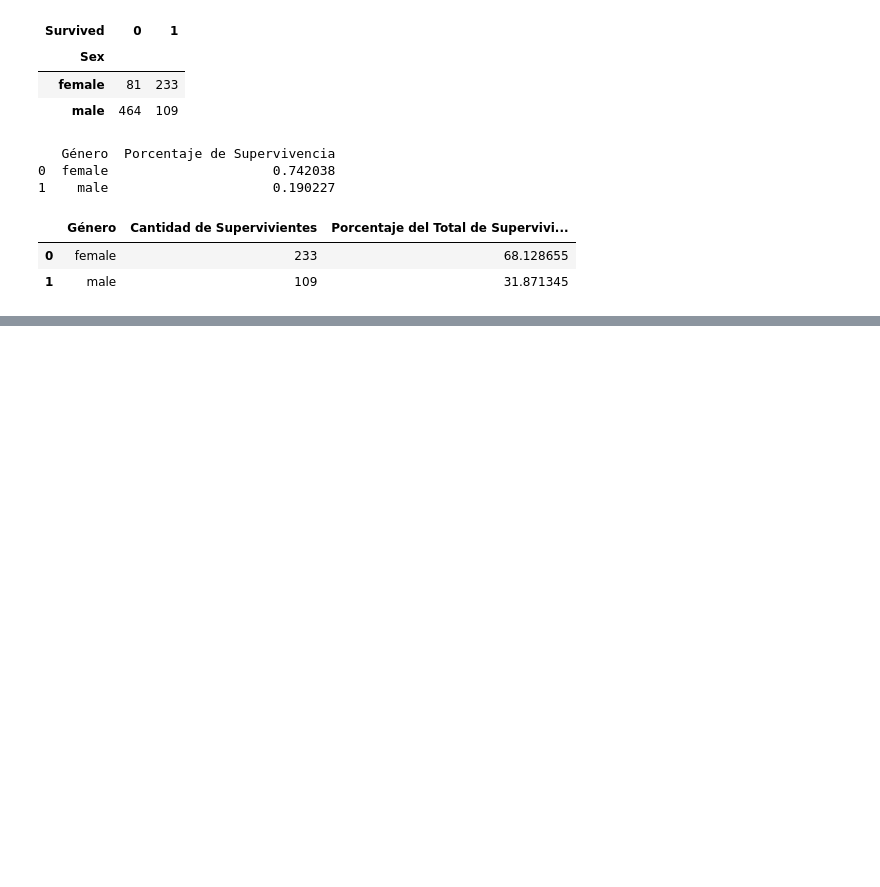
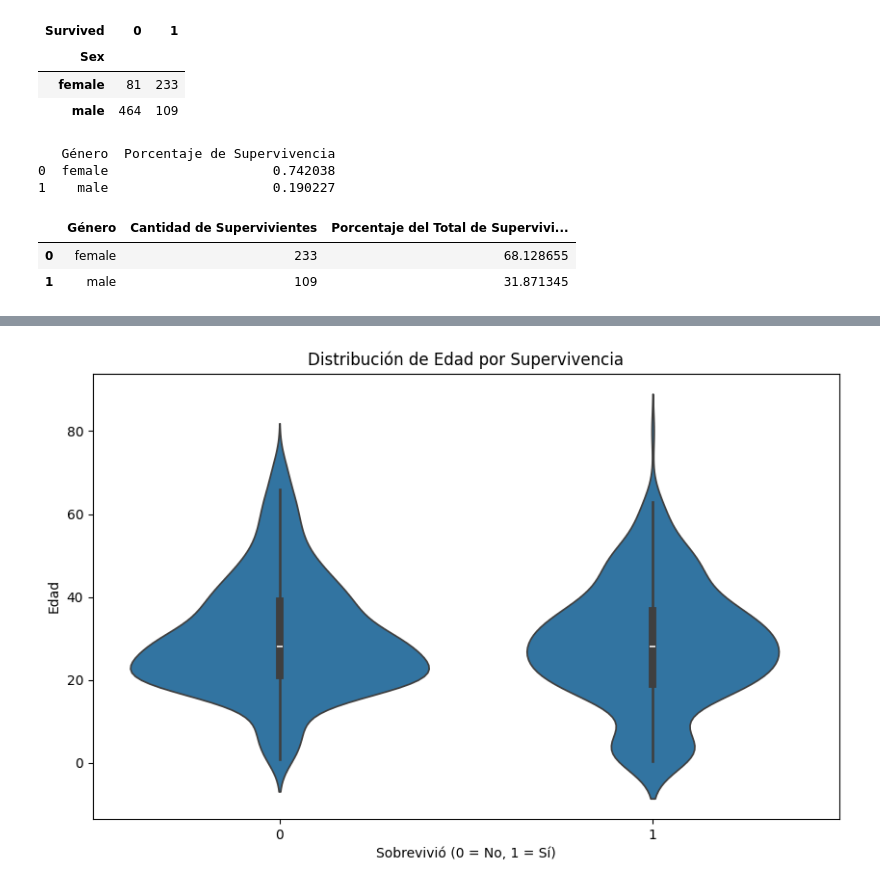
Before and after one commit to Javier-16/Titanic-datos, a Jupyter notebook: Titanic.ipynb, the cells around one changed output, grey strips where cells are left out. Saved outputs shown, nothing was run; the diff lists cells and outputs as text; code cells hidden in the pictures; blank space fills up the shorter version.

```diff
--- a/Titanic.ipynb
+++ b/Titanic.ipynb
@@ -122,0 +132,9 @@ display(survived_by_gender_count)
+# %%
+plt.figure(figsize=(10, 6))
+sns.violinplot(x="Survived", y="Age", data=df)
+plt.xlabel("Sobrevivió (0 = No, 1 = Sí)")
+plt.ylabel("Edad")
+plt.title("Distribución de Edad por Supervivencia")
+plt.show()
+# %% [output]
+[figure, added]
```
Also changed, not shown: parts of 19 cells of this notebook.
